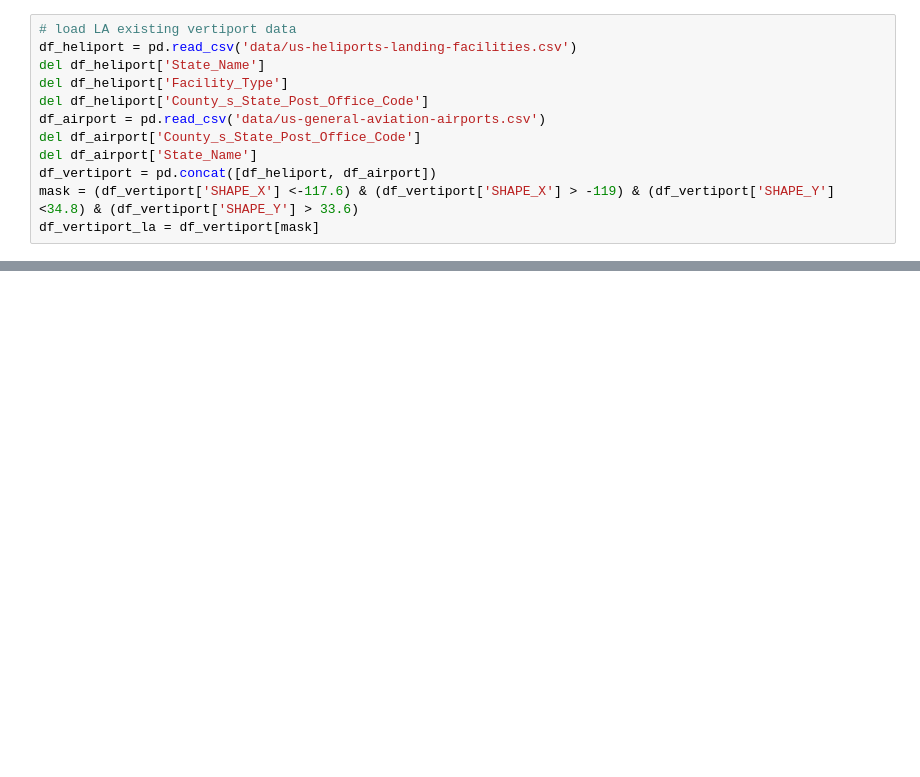
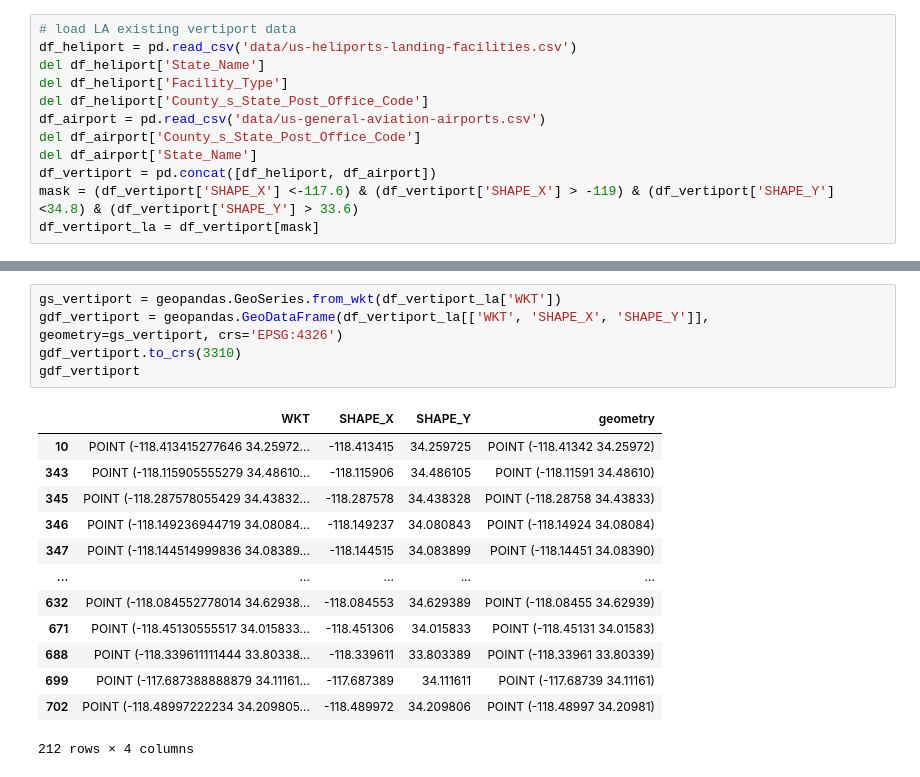
Before and after one commit to guanch1984/evtol-planning, a Jupyter notebook: geopanda_la_neighborhood.ipynb, the cells around one changed output, grey strips where cells are left out. Cells and saved outputs as stored; diff of their text form; blank space fills up the shorter version.

```diff
--- a/geopanda_la_neighborhood.ipynb
+++ b/geopanda_la_neighborhood.ipynb
@@ -408,0 +170,19 @@ commute_statistics
+# %%
+gs_vertiport = geopandas.GeoSeries.from_wkt(df_vertiport_la['WKT'])
+gdf_vertiport = geopandas.GeoDataFrame(df_vertiport_la[['WKT', 'SHAPE_X', 'SHAPE_Y']], geometry=gs_vertiport, crs='EPSG:4326')
+gdf_vertiport.to_crs(3310)
+gdf_vertiport
+# %% [output]
+|  | WKT | SHAPE_X | SHAPE_Y | geometry |
+| 10 | POINT (-118.413415277646 34.25972... | -118.413415 | 34.259725 | POINT (-118.41342 34.25972) |
+| 343 | POINT (-118.115905555279 34.48610... | -118.115906 | 34.486105 | POINT (-118.11591 34.48610) |
+| 345 | POINT (-118.287578055429 34.43832... | -118.287578 | 34.438328 | POINT (-118.28758 34.43833) |
+| 346 | POINT (-118.149236944719 34.08084... | -118.149237 | 34.080843 | POINT (-118.14924 34.08084) |
+| 347 | POINT (-118.144514999836 34.08389... | -118.144515 | 34.083899 | POINT (-118.14451 34.08390) |
+| ... | ... | ... | ... | ... |
+| 632 | POINT (-118.084552778014 34.62938... | -118.084553 | 34.629389 | POINT (-118.08455 34.62939) |
+| 671 | POINT (-118.45130555517 34.015833... | -118.451306 | 34.015833 | POINT (-118.45131 34.01583) |
+| 688 | POINT (-118.339611111444 33.80338... | -118.339611 | 33.803389 | POINT (-118.33961 33.80339) |
+| 699 | POINT (-117.687388888879 34.11161... | -117.687389 | 34.111611 | POINT (-117.68739 34.11161) |
+| 702 | POINT (-118.48997222234 34.209805... | -118.489972 | 34.209806 | POINT (-118.48997 34.20981) |
+212 rows × 4 columns
```
Also changed, not shown: parts of 24 cells of this notebook, 2 other files.
